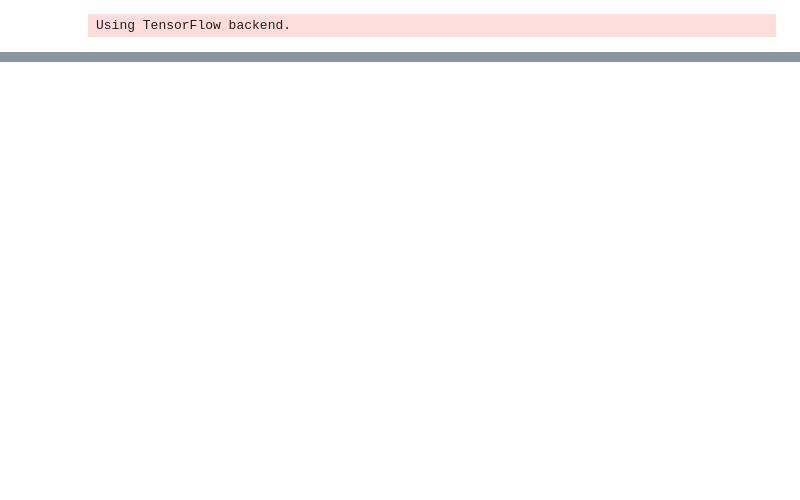
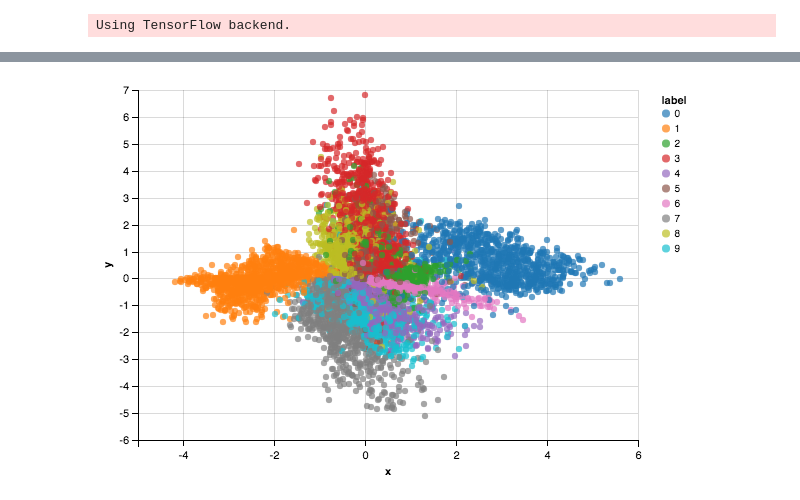
Before and after one commit to joshloyal/Vary, a Jupyter notebook: vary/variational_autoencoder/mnist.ipynb, the cells around one changed output, grey strips where cells are left out. Cells and saved outputs as stored; diff of their text form; code cells hidden in the pictures; blank space fills up the shorter version.

```diff
--- a/vary/variational_autoencoder/mnist.ipynb
+++ b/vary/variational_autoencoder/mnist.ipynb
@@ -62,0 +72,3 @@ Chart(data).mark_circle().encode(
+# %%
+model = GaussianVAE(n_latent_dim=2, normalizing_flow='householder', n_jobs=-1, n_iter=2)
+model.fit(X_train, y_train)
@@ -62,0 +93,2 @@ Chart(data).mark_circle().encode(
+# %%
+z_latent = np.vstack(model.transform(X_test))
@@ -62,0 +104,7 @@ Chart(data).mark_circle().encode(
+# %%
+data = pd.DataFrame({'x': z_latent[:, 0], 'y': z_latent[:, 1], 'label': y_test_label})
+Chart(data).mark_circle().encode(
+    x='x',
+    y='y',
+    color='label:N')
+# %% [output]
@@ -62,0 +112 @@ Chart(data).mark_circle().encode(
+[figure, added]
```
Also changed, not shown: parts of 9 cells of this notebook, 12 other files.
